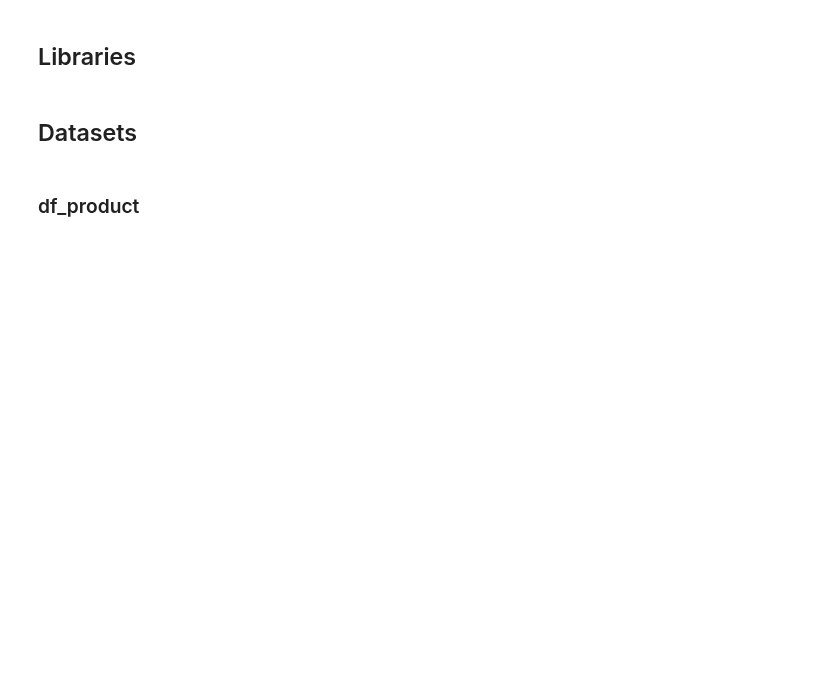
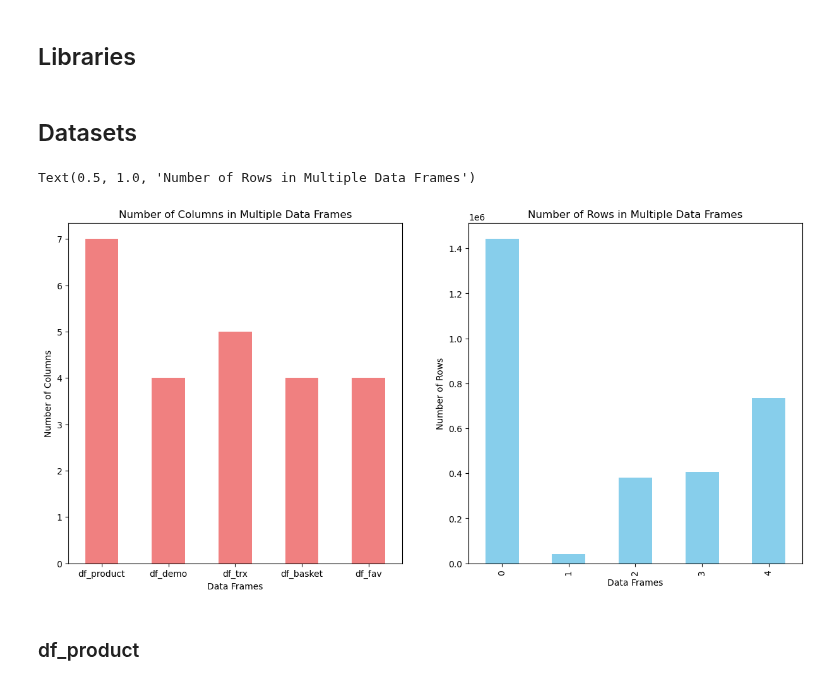
Before and after one commit to stopdemir/ecommerce-data-analysis, a Jupyter notebook: trendyol_stopdemir.ipynb, the cells around one changed output. Drawn from its saved outputs; the diff is of its cells as text; code cells hidden in the pictures; blank space fills up the shorter version.

Commit message:
added two charts that show data frame sizes

```diff
--- a/trendyol_stopdemir.ipynb
+++ b/trendyol_stopdemir.ipynb
@@ -23,6 +23,31 @@ df_visit = pd.read_csv('data/df_visit.csv')
 df_search_term = pd.read_csv('data/df_search_term.csv')
 df_target_train = pd.read_csv('data/df_target_train.csv')
 df_test = pd.read_csv('data/df_test.csv')
+# %%
+data_frames = [df_product, df_demo, df_trx, df_basket, df_fav]
+data_frames_names = ["df_product", "df_demo", "df_trx", "df_basket", "df_fav"]
+
+df_info = pd.DataFrame([(df.shape[0], df.shape[1]) for df in data_frames],
+                       columns=['Rows', 'Columns'])
+
+# Plotting for Number of Columns
+fig, (ax_cols, ax_rows) = plt.subplots(nrows=1, ncols=2, figsize=(15, 7))
+
+df_info['Columns'].plot(kind='bar', ax=ax_cols, color='lightcoral')
+ax_cols.set_xticklabels([f'{df}' for df in data_frames_names], rotation=0)
+ax_cols.set_xlabel('Data Frames')
+ax_cols.set_ylabel('Number of Columns')
+ax_cols.set_title('Number of Columns in Multiple Data Frames')
+
+# Plotting for Number of Rows
+df_info['Rows'].plot(kind='bar', ax=ax_rows, color='skyblue')
+ax_cols.set_xticklabels([f'{df}' for df in data_frames_names], rotation=0)
+ax_rows.set_xlabel('Data Frames')
+ax_rows.set_ylabel('Number of Rows')
+ax_rows.set_title('Number of Rows in Multiple Data Frames')
+# %% [output]
+Text(0.5, 1.0, 'Number of Rows in Multiple Data Frames')
+[figure, added]
 # %% [markdown]
 ### df_product
 # %% [markdown]
```
Also changed, not shown: parts of 1 cell of this notebook.
